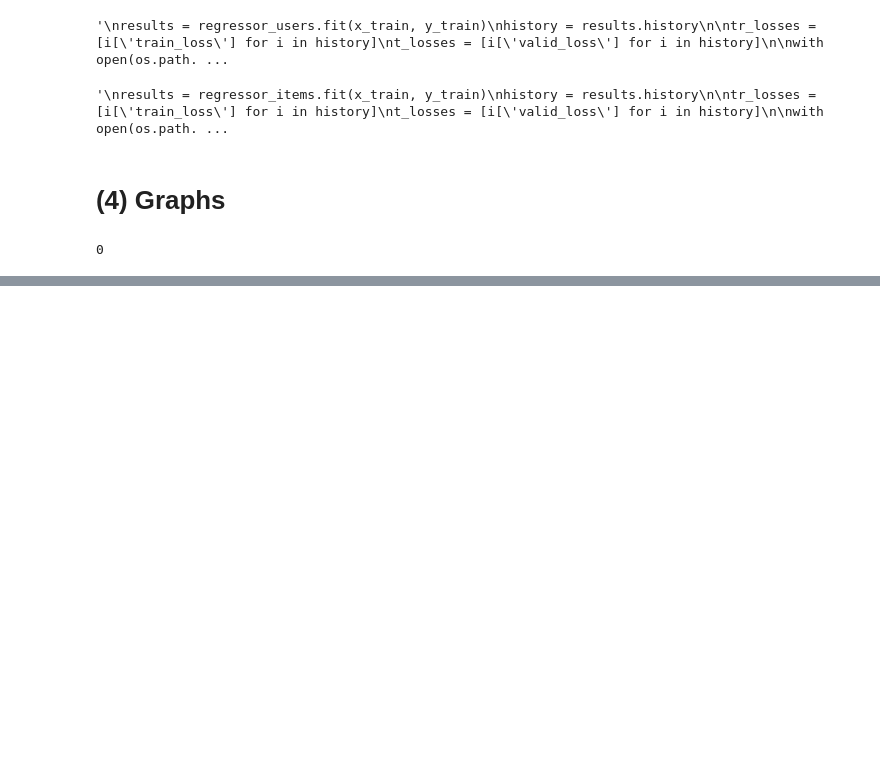
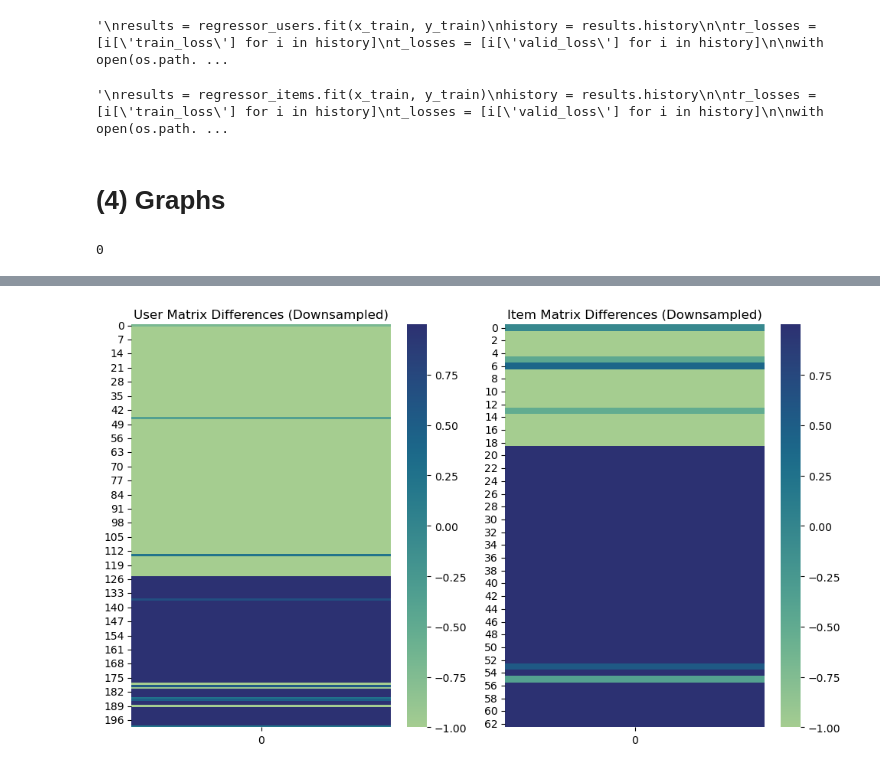
Before and after one commit to NicoPang/rl-recommender, a Jupyter notebook: src/MF_LDA_Preprocess.ipynb, the cells around one changed output, grey strips where cells are left out. Drawn from its saved outputs; the diff is of its cells as text; code cells hidden in the pictures; blank space fills up the shorter version.

```diff
--- a/src/MF_LDA_Preprocess.ipynb
+++ b/src/MF_LDA_Preprocess.ipynb
@@ -476,0 +509,23 @@ plt.show()
+# %%
+user_difference = final_user_embeddings - initial_user_embeddings
+item_difference = final_item_embeddings - initial_item_embeddings
+
+# Create heatmaps for user and item matrices
+downsample_factor = 700  # Adjust the downsampling factor as needed
+downsampled_user = user_difference[::downsample_factor, ::downsample_factor]
+downsampled_item = item_difference[::downsample_factor, ::downsample_factor]
+
+# Create heatmaps for downsampled user and item matrices
+plt.figure(figsize=(10, 6))
+plt.subplot(1, 2, 1)
+sns.heatmap(downsampled_user, cmap="crest")
+plt.title('User Matrix Differences (Downsampled)')
+
+plt.subplot(1, 2, 2)
+sns.heatmap(downsampled_item, cmap="crest")
+plt.title('Item Matrix Differences (Downsampled)')
+
+plt.tight_layout()
+plt.show()
+# %% [output]
+[figure, added]
```
Also changed, not shown: parts of 11 cells of this notebook.
